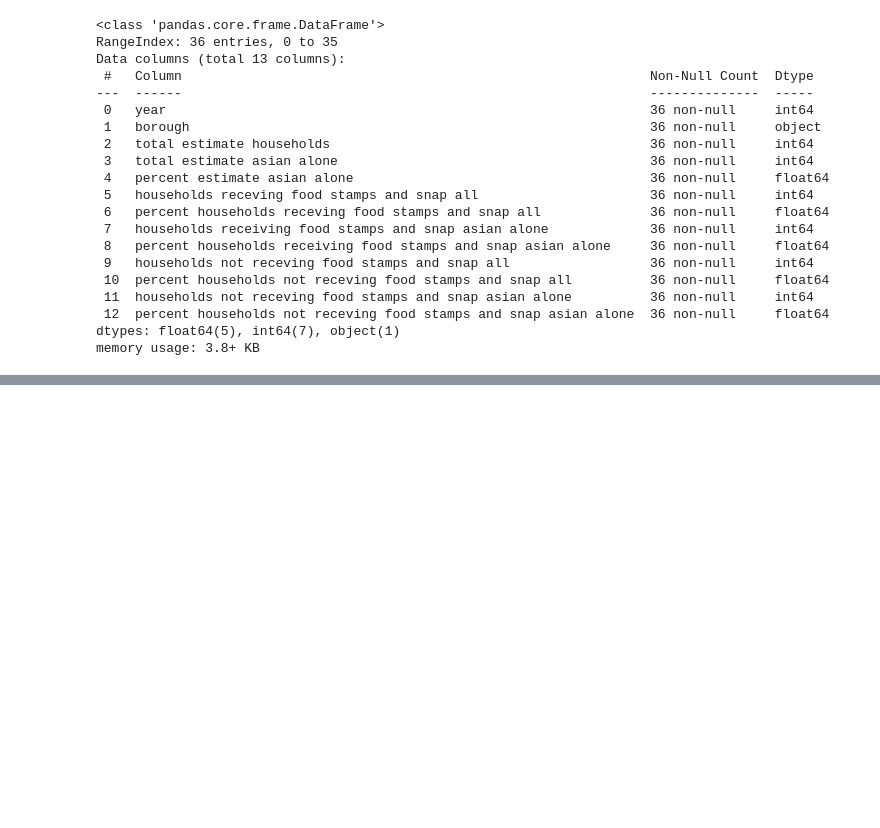
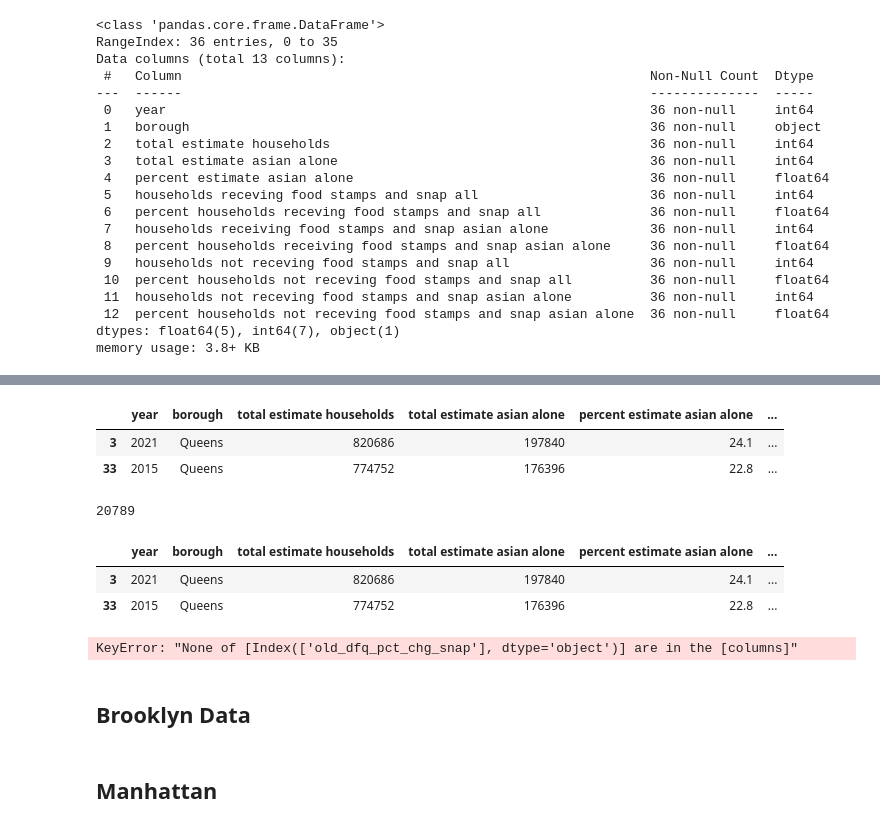
Before and after one commit to arubybonilla/2023-asam-benefits, a Jupyter notebook: 2023-asam-snap-food-stamps-analysis-smail-bonilla.ipynb, the cells around one changed output, grey strips where cells are left out. Saved outputs shown, nothing was run; the diff lists cells and outputs as text; code cells hidden in the pictures; blank space fills up the shorter version.

```diff
--- a/2023-asam-snap-food-stamps-analysis-smail-bonilla.ipynb
+++ b/2023-asam-snap-food-stamps-analysis-smail-bonilla.ipynb
@@ -136,0 +162,30 @@ df.sort_values(by=["year", "households receiving food stamps and snap asian alon
+# %%
+dfq = df_queens.query("year == 2021 | year == 2015")
+dfq
+# %% [output]
+|  | year | borough | total estimate households | total estimate asian alone | percent estimate asian alone | ... |
+| 3 | 2021 | Queens | 820686 | 197840 | 24.1 | ... |
+| 33 | 2015 | Queens | 774752 | 176396 | 22.8 | ... |
+# %%
+## fixed value
+old_dfq_pct_chg_snap = dfq["households receiving food stamps and snap asian alone"].iat[1]
+old_dfq_pct_chg_snap
+# %% [output]
+20789
+# %%
+df["old_dfq_pct_chg_snap"] = ((dfq["households receiving food stamps and snap asian alone"] -
+                               old_dfq_pct_chg_snap) / old_dfq_pct_chg_snap) * 100
+df
+# %% [output]
+|  | year | borough | total estimate households | total estimate asian alone | percent estimate asian alone | ... |
+| 3 | 2021 | Queens | 820686 | 197840 | 24.1 | ... |
+| 33 | 2015 | Queens | 774752 | 176396 | 22.8 | ... |
+# %%
+## basic line graph
+
+dfq.plot (x = "year",
+        y = "old_dfq_pct_chg_snap")
+# %% [output]
+KeyError: "None of [Index(['old_dfq_pct_chg_snap'], dtype='object')] are in the [columns]"
+# %% [markdown]
+## Brooklyn Data
@@ -136,0 +197,2 @@ df.sort_values(by=["year", "households receiving food stamps and snap asian alon
+# %% [markdown]
+## Manhattan
```
Also changed, not shown: parts of 12 cells of this notebook.
